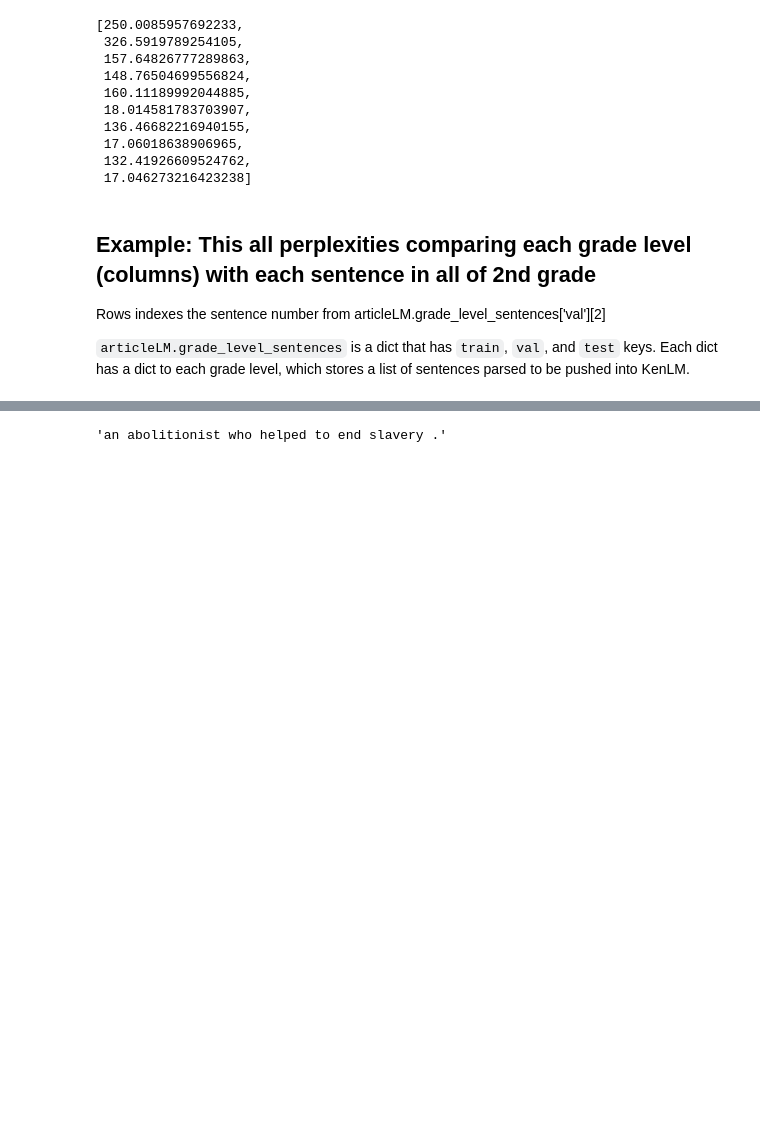
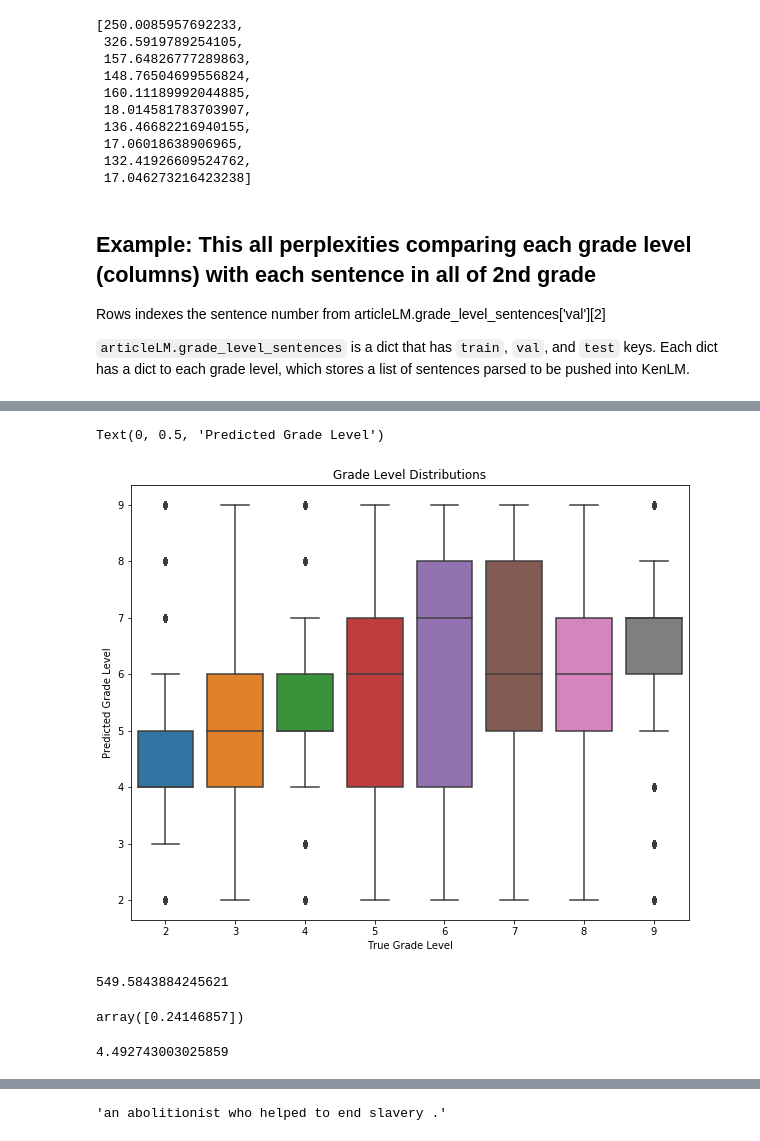
Before and after one commit to stephtzeng/autograder, a Jupyter notebook: src/create_arpas.ipynb, the cells around one changed output, grey strips where cells are left out. Drawn from its saved outputs; the diff is of its cells as text; code cells hidden in the pictures; blank space fills up the shorter version.

Commit message:
binary vs grade level added in article_process_new

```diff
--- a/src/create_arpas.ipynb
+++ b/src/create_arpas.ipynb
@@ -35,0 +218,2 @@ dict_keys([8, 5, 3, 12, 9, 7, 4, 6, 2, 10, 11])
+# %%
+articleLM.train_all_arpas()
@@ -153,3 +354,5 @@ perplexities
 Rows indexes the sentence number from articleLM.grade_level_sentences['val'][2]
 
 `articleLM.grade_level_sentences` is a dict that has `train`, `val`, and `test` keys. Each dict has a dict to each grade level, which stores a list of sentences parsed to be pushed into KenLM.
+# %%
+GL = dict()
@@ -155,0 +361,3 @@ Rows indexes the sentence number from articleLM.grade_level_sentences['val'][2]
+# %%
+for gl in sorted(articleLM.grade_level_sentences['val'].keys()):
+    GL[gl] = articleLM.compute_perplexity_validation('val', gl)
@@ -176,0 +394,10 @@ articleLM.compute_perplexity_validation('val', 2)
+# %%
+perplex_best_guess = []
+perplex_gl = []
+
+for gl in sorted(articleLM.grade_level_sentences['val'].keys()):
+
+    perplex_best_guess.extend(GL[gl].min_perplexity)
+    perplex_gl.extend(np.ones_like(GL[gl].min_perplexity) * gl)
+
+perplex_guesses = pd.DataFrame({'grade_level':perplex_gl, 'best_guess': perplex_best_guess})
@@ -176,0 +416,12 @@ articleLM.compute_perplexity_validation('val', 2)
+# %%
+fig = plt.figure(figsize=(10,8))
+ax = fig.gca()
+ax.set_title("Grade Level Distributions")
+# ax.set_xlabel("True Grade Level")
+# ax.set_ylabel("Predicted Grade Level")
+sns.boxplot(ax=ax, x="grade_level", y="best_guess", data=perplex_guesses)
+ax.set_xlabel("True Grade Level")
+ax.set_ylabel("Predicted Grade Level")
+# %% [output]
+Text(0, 0.5, 'Predicted Grade Level')
+[figure, added]
@@ -176,0 +432,4 @@ articleLM.compute_perplexity_validation('val', 2)
+# %%
+np.linalg.norm(perplex_guesses.grade_level - perplex_guesses.best_guess, ord=2)
+# %% [output]
+549.5843884245621
@@ -176,0 +441,8 @@ articleLM.compute_perplexity_validation('val', 2)
+# %%
+lm.coef_
+# %% [output]
+array([0.24146857])
+# %%
+lm.intercept_
+# %% [output]
+4.492743003025859
```
Also changed, not shown: parts of 59 cells of this notebook, 9 other files.
